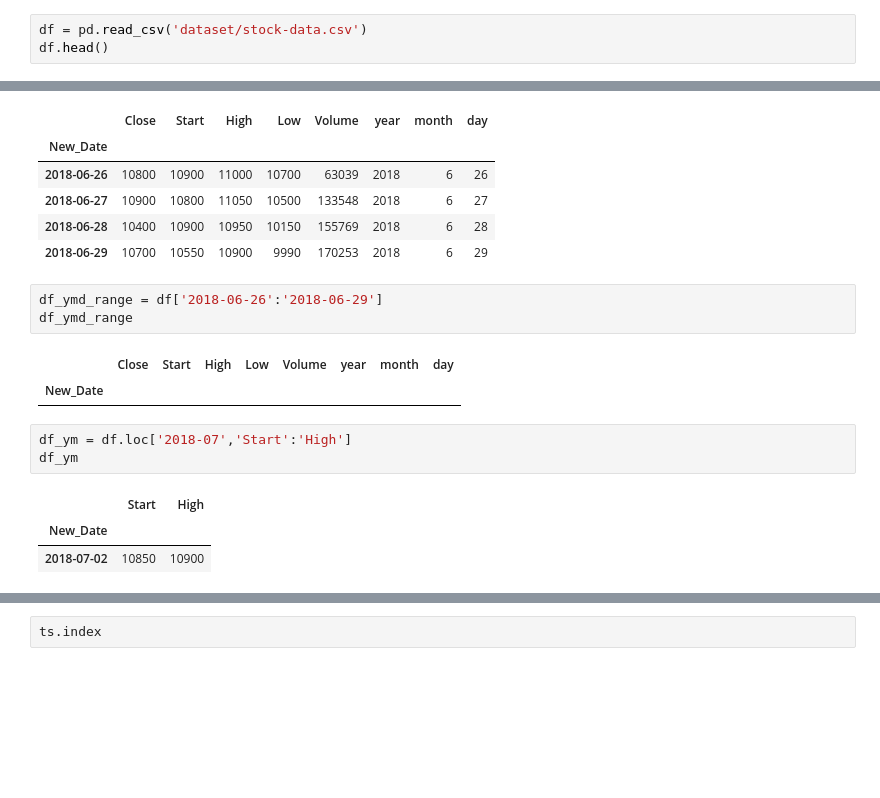
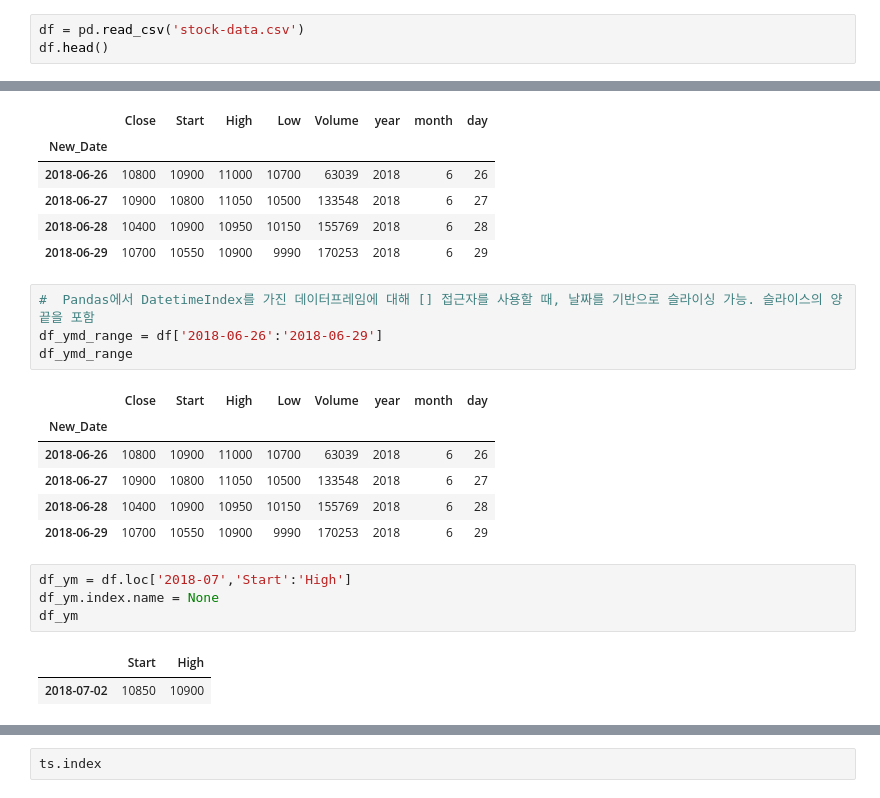
Before and after one commit to bnv20/kdt_2024, a Jupyter notebook: m3_분석라이브러리/pandas/pandas_4_날짜.ipynb, the cells around one changed output, grey strips where cells are left out. Cells and saved outputs as stored; diff of their text form; blank space fills up the shorter version.

```diff
--- a/m3_분석라이브러리/pandas/pandas_4_날짜.ipynb
+++ b/m3_분석라이브러리/pandas/pandas_4_날짜.ipynb
@@ -352,5 +184,5 @@ print(date,type(date))
 # %%
-df = pd.read_csv('dataset/stock-data.csv')
+df = pd.read_csv('stock-data.csv')
 df.head()
 # %% [output]
 |  | Date | Close | Start | High | Low | Volume |
@@ -439,17 +290,22 @@ df_ymd_range
 | 2018-06-28 | 10400 | 10900 | 10950 | 10150 | 155769 | 2018 | 6 | 28 |
 | 2018-06-29 | 10700 | 10550 | 10900 | 9990 | 170253 | 2018 | 6 | 29 |
 # %%
+#  Pandas에서 DatetimeIndex를 가진 데이터프레임에 대해 [] 접근자를 사용할 때, 날짜를 기반으로 슬라이싱 가능. 슬라이스의 양 끝을 포함
 df_ymd_range = df['2018-06-26':'2018-06-29']
 df_ymd_range
 # %% [output]
 |  | Close | Start | High | Low | Volume | year | month | day |
 | New_Date |  |  |  |  |  |  |  |  |
+| 2018-06-26 | 10800 | 10900 | 11000 | 10700 | 63039 | 2018 | 6 | 26 |
+| 2018-06-27 | 10900 | 10800 | 11050 | 10500 | 133548 | 2018 | 6 | 27 |
+| 2018-06-28 | 10400 | 10900 | 10950 | 10150 | 155769 | 2018 | 6 | 28 |
+| 2018-06-29 | 10700 | 10550 | 10900 | 9990 | 170253 | 2018 | 6 | 29 |
 # %%
 df_ym = df.loc['2018-07','Start':'High']
+df_ym.index.name = None
 df_ym
 # %% [output]
 |  | Start | High |
-| New_Date |  |  |
 | 2018-07-02 | 10850 | 10900 |
 # %%
 import numpy as np
```
Also changed, not shown: parts of 91 cells of this notebook.
